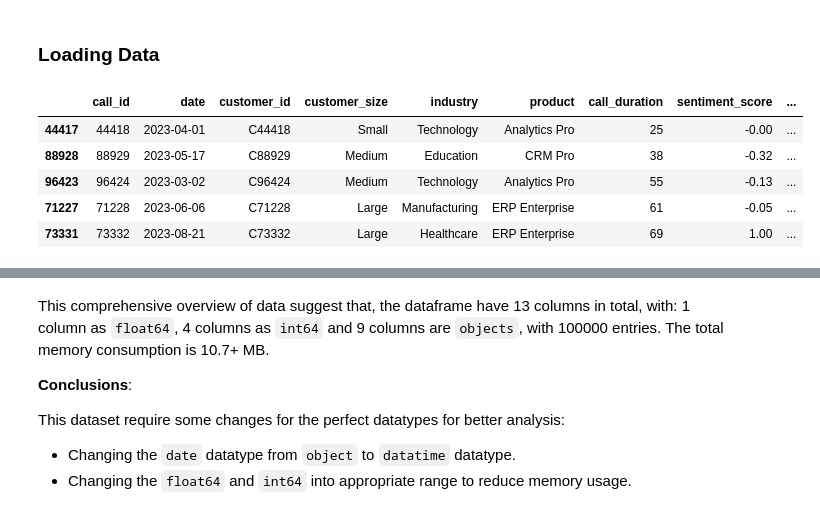
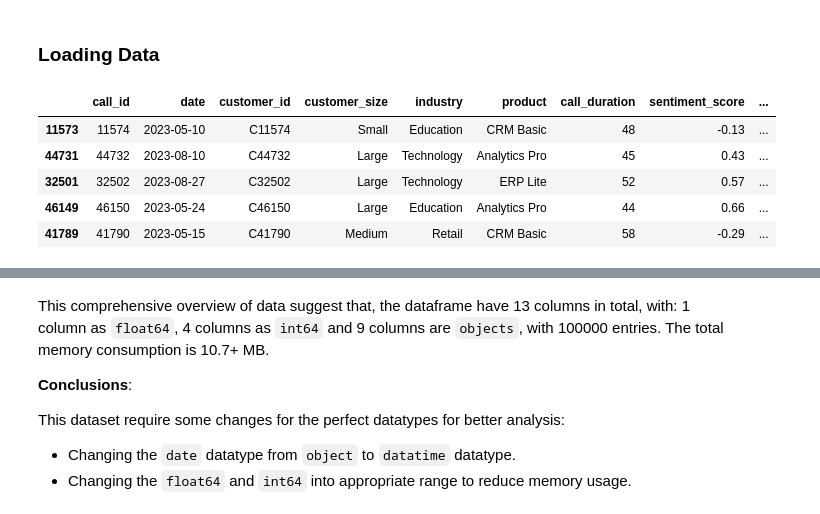
Before and after one commit to nikitaprasad21/User-Engagement-and-Churn-Analysis, a Jupyter notebook: Churn-Case-Study-2/Nikita_Prasad__technova_case_study.ipynb, the cells around one changed output, grey strips where cells are left out. Saved outputs shown, nothing was run; the diff lists cells and outputs as text; code cells hidden in the pictures.

```diff
--- a/Churn-Case-Study-2/Nikita_Prasad__technova_case_study.ipynb
+++ b/Churn-Case-Study-2/Nikita_Prasad__technova_case_study.ipynb
@@ -35,16 +35,16 @@ warnings.filterwarnings('ignore')
 ### Loading Data
 # %%
 # Using `pd.read_csv` function to load data into the Jupyter Notebook
-data = pd.read_csv("/technova_sales_data.csv")
+data = pd.read_csv("/content/drive/MyDrive/Colab Notebooks/Python/data/technova_sales_data.csv")
 # Using `.sample()` function to have a first look over data with random 5 samples
 data.sample(5)
 # %% [output]
 |  | call_id | date | customer_id | customer_size | industry | product | call_duration | sentiment_score | ... |
-| 44417 | 44418 | 2023-04-01 | C44418 | Small | Technology | Analytics Pro | 25 | -0.00 | ... |
-| 88928 | 88929 | 2023-05-17 | C88929 | Medium | Education | CRM Pro | 38 | -0.32 | ... |
-| 96423 | 96424 | 2023-03-02 | C96424 | Medium | Technology | Analytics Pro | 55 | -0.13 | ... |
-| 71227 | 71228 | 2023-06-06 | C71228 | Large | Manufacturing | ERP Enterprise | 61 | -0.05 | ... |
-| 73331 | 73332 | 2023-08-21 | C73332 | Large | Healthcare | ERP Enterprise | 69 | 1.00 | ... |
+| 11573 | 11574 | 2023-05-10 | C11574 | Small | Education | CRM Basic | 48 | -0.13 | ... |
+| 44731 | 44732 | 2023-08-10 | C44732 | Large | Technology | Analytics Pro | 45 | 0.43 | ... |
+| 32501 | 32502 | 2023-08-27 | C32502 | Large | Technology | ERP Lite | 52 | 0.57 | ... |
+| 46149 | 46150 | 2023-05-24 | C46150 | Large | Education | Analytics Pro | 44 | 0.66 | ... |
+| 41789 | 41790 | 2023-05-15 | C41790 | Medium | Retail | CRM Basic | 58 | -0.29 | ... |
 # %%
 # Using `.info()` to have a comprehensive information about data
 data.info()
```
Also changed, not shown: parts of 4 cells of this notebook.
